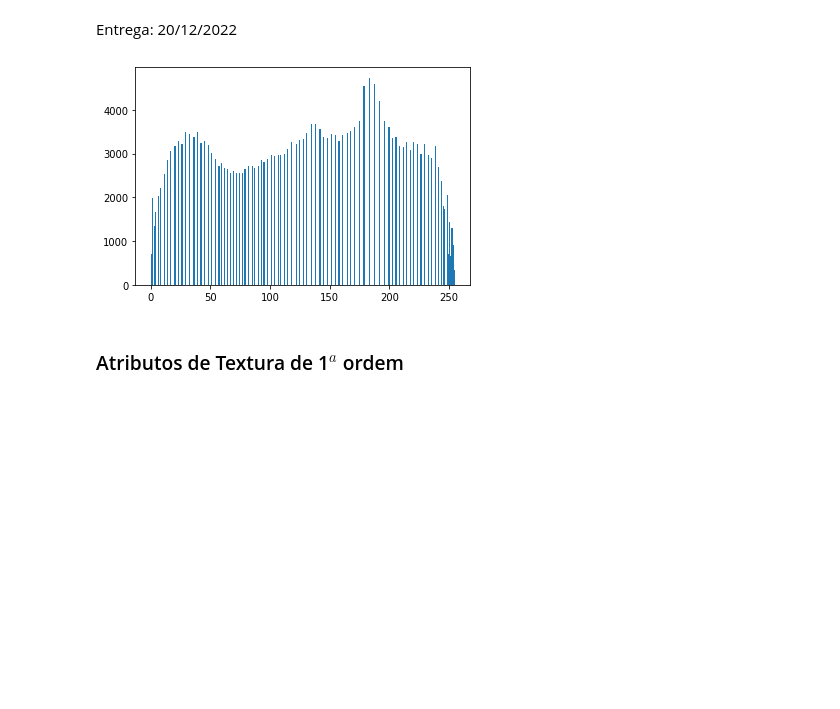
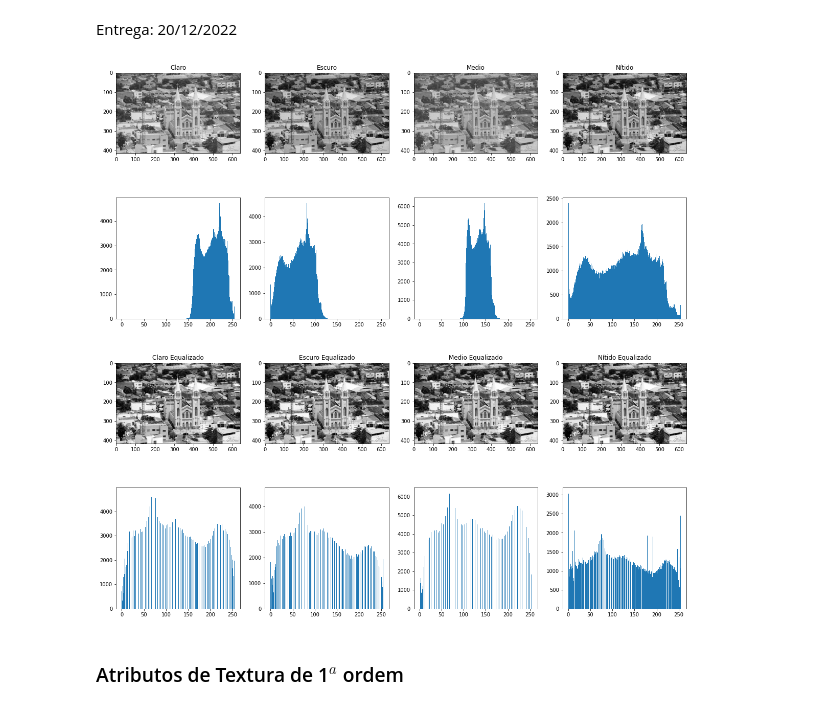
Before and after one commit to mthsvct/TopicosVisao, a Jupyter notebook: atvs/atv2_histograma/histogram.ipynb, the cells around one changed output. Saved outputs shown, nothing was run; the diff lists cells and outputs as text; code cells hidden in the pictures; blank space fills up the shorter version.

```diff
--- a/atvs/atv2_histograma/histogram.ipynb
+++ b/atvs/atv2_histograma/histogram.ipynb
@@ -152,7 +152,7 @@ Entrega: 20/12/2022
 # function to equalizer histogram of image using cumulative distribution function
 import cv2
 
-def equalize(img):
+def criaVetores(img):
     hist = cv2.calcHist([img],[0],None,[256],[0,256])
     hist_acumulado = []
     hist2 = []
@@ -192,13 +192,50 @@ def atualizaPalheta(img, dicio, mapa):
             img[l,c] = mapa[img[l,c]]
     return img
 # %%
-dicio = equalize(claro)
-mapa = calculaMapaCores(dicio)
-nova = atualizaPalheta(claro, dicio, mapa)
+def equalize(img):
+    dicio = criaVetores(img)
+    mapa = calculaMapaCores(dicio)
+    img = atualizaPalheta(img, dicio, mapa)
+    return img
-# %%
-plt.hist(nova.ravel(), bins=256);
-# %% [output]
-[figure, removed]
+# %%
+claro2 = imread("picos_claro.jpg")
+escuro2 = imread("picos_escuro.jpg")
+medio2 = imread("picos_medio.jpg")
+nitido2 = imread("picos_nitido.jpg")
+# %%
+new_claro2 = equalize(claro2)
+new_escuro2 = equalize(escuro2)
+new_medio2 = equalize(medio2)
+new_nitido2 = equalize(nitido2)
+# %%
+fig,ax = plt.subplots(4,4,figsize=(20,20))
+ax[0,0].imshow(claro,cmap = "gray")
+ax[0,0].set_title('Claro')
+ax[0,1].imshow(escuro,cmap = "gray")
+ax[0,1].set_title('Escuro')
+ax[0,2].imshow(medio,cmap = "gray")
+ax[0,2].set_title('Medio')
+ax[0,3].imshow(nitido,cmap = "gray")
+ax[0,3].set_title('Nítido')
+ax[1,0].hist(claro.ravel(),range(256))
+ax[1,1].hist(escuro.ravel(),range(256))
+ax[1,2].hist(medio.ravel(),range(256))
+ax[1,3].hist(nitido.ravel(),range(256))
+
+ax[2,0].imshow(new_claro2,cmap = "gray")
+ax[2,0].set_title('Claro Equalizado')
+ax[2,1].imshow(new_escuro2,cmap = "gray")
+ax[2,1].set_title('Escuro Equalizado')
+ax[2,2].imshow(new_medio2,cmap = "gray")
+ax[2,2].set_title('Medio Equalizado')
+ax[2,3].imshow(new_nitido2,cmap = "gray")
+ax[2,3].set_title('Nítido Equalizado')
+ax[3,0].hist(new_claro2.ravel()*255,range(256))
+ax[3,1].hist(new_escuro2.ravel()*255,range(256))
+ax[3,2].hist(new_medio2.ravel()*255,range(256))
+ax[3,3].hist(new_nitido2.ravel()*255,range(256));
+# %% [output]
+[figure, added]
 # %% [markdown]
 ### Atributos de Textura de 1$^a$ ordem
 # %% [markdown]
```
